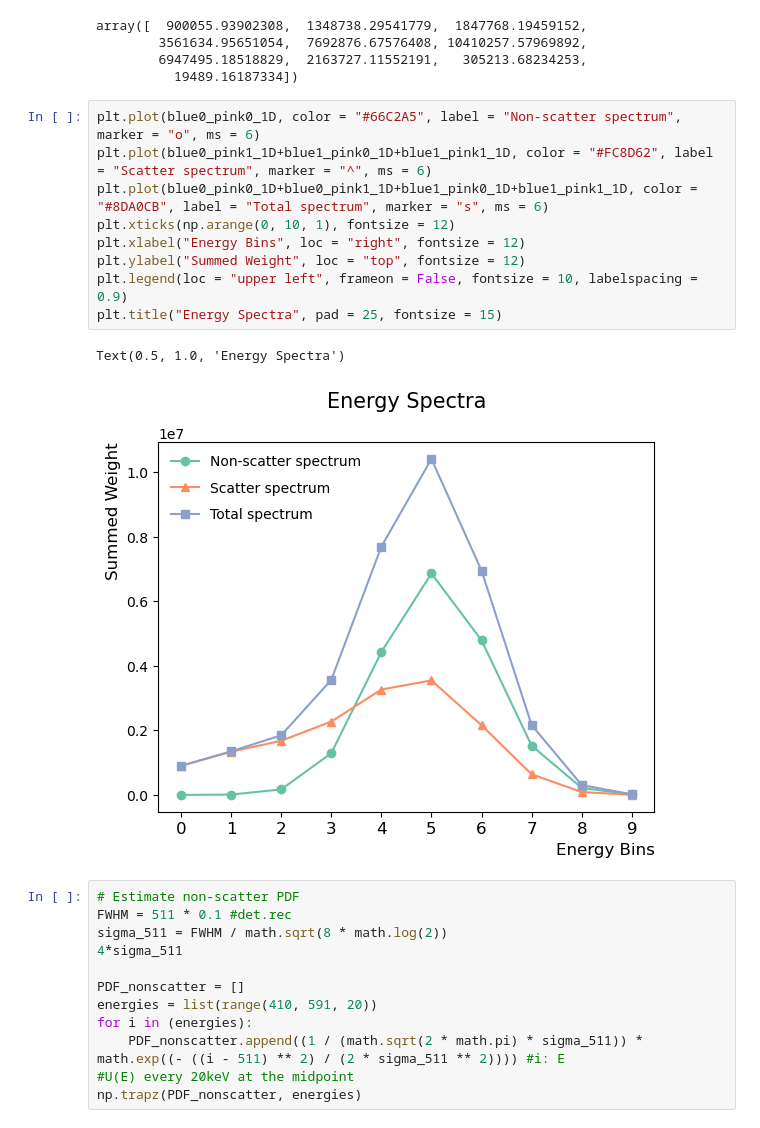
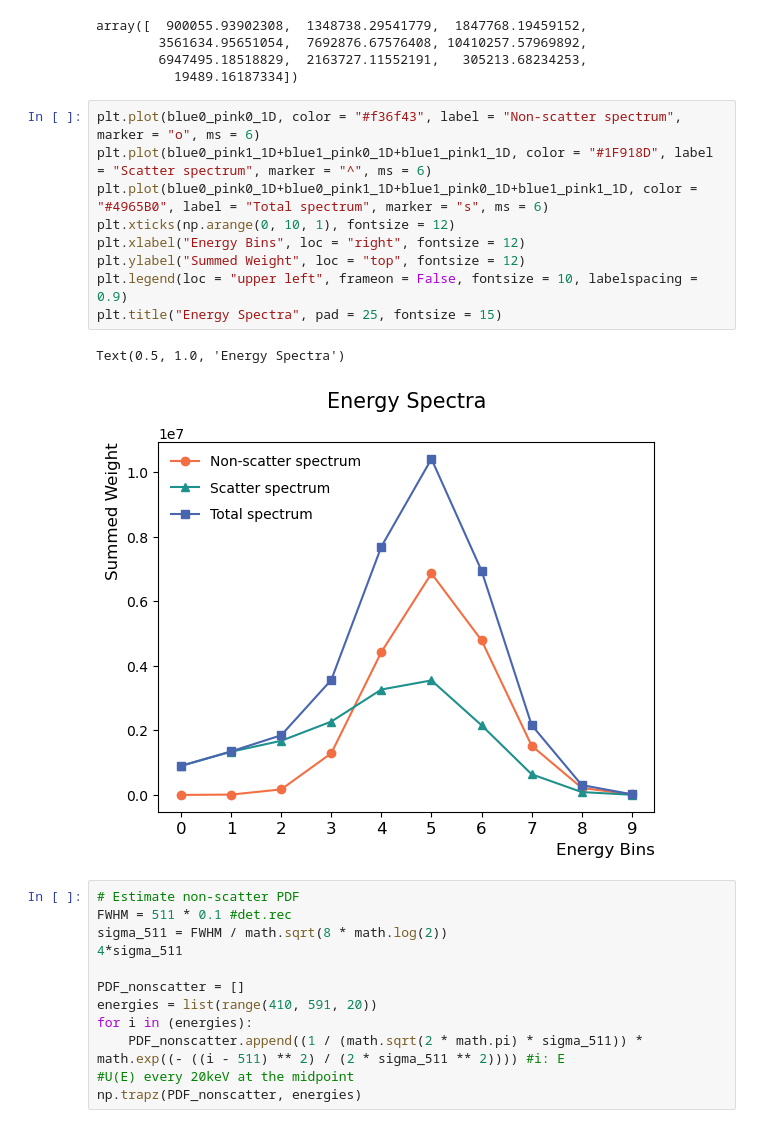
Before and after one commit to IanDing404/MDDG5, a Jupyter notebook: STIR&SimSET.ipynb, the cells around one changed output. Saved outputs shown, nothing was run; the diff lists cells and outputs as text.

```diff
--- a/STIR&SimSET.ipynb
+++ b/STIR&SimSET.ipynb
@@ -236,17 +232,17 @@ array([  900055.93902308,  1348738.29541779,  1847768.19459152,
         6947495.18518829,  2163727.11552191,   305213.68234253,
           19489.16187334])
 # %%
-plt.plot(blue0_pink0_1D, color = "#66C2A5", label = "Non-scatter spectrum", marker = "o", ms = 6)
-plt.plot(blue0_pink1_1D+blue1_pink0_1D+blue1_pink1_1D, color = "#FC8D62", label = "Scatter spectrum", marker = "^", ms = 6)
-plt.plot(blue0_pink0_1D+blue0_pink1_1D+blue1_pink0_1D+blue1_pink1_1D, color = "#8DA0CB", label = "Total spectrum", marker = "s", ms = 6)
+plt.plot(blue0_pink0_1D, color = "#f36f43", label = "Non-scatter spectrum", marker = "o", ms = 6)
+plt.plot(blue0_pink1_1D+blue1_pink0_1D+blue1_pink1_1D, color = "#1F918D", label = "Scatter spectrum", marker = "^", ms = 6)
+plt.plot(blue0_pink0_1D+blue0_pink1_1D+blue1_pink0_1D+blue1_pink1_1D, color = "#4965B0", label = "Total spectrum", marker = "s", ms = 6)
 plt.xticks(np.arange(0, 10, 1), fontsize = 12)
 plt.xlabel("Energy Bins", loc = "right", fontsize = 12)
 plt.ylabel("Summed Weight", loc = "top", fontsize = 12)
 plt.legend(loc = "upper left", frameon = False, fontsize = 10, labelspacing = 0.9)
 plt.title("Energy Spectra", pad = 25, fontsize = 15)
 # %% [output]
 Text(0.5, 1.0, 'Energy Spectra')
-[figure, old version]
+[figure, new version]
 # %%
 # Estimate non-scatter PDF
 FWHM = 511 * 0.1 #det.rec
```
Also changed, not shown: parts of 7 cells of this notebook, 21 other files.
